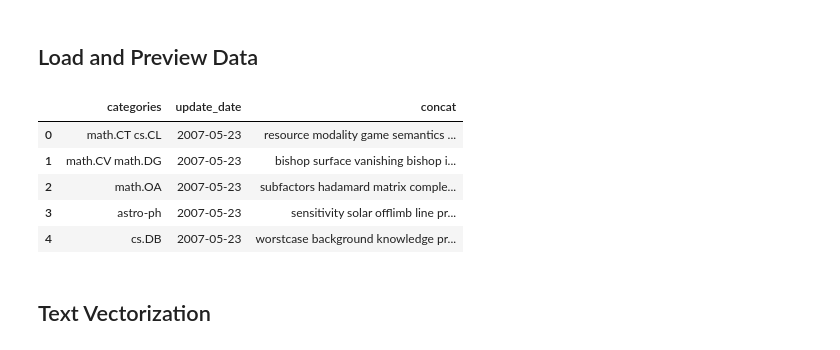
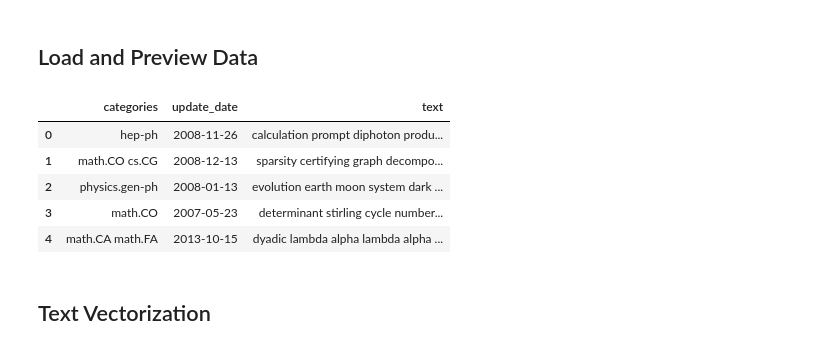
Before and after one commit to mohamadsolouki/Scientific-Trend-Analysis, a Jupyter notebook: notebooks/clustering.ipynb, the cells around one changed output. Drawn from its saved outputs; the diff is of its cells as text; code cells hidden in the pictures.

```diff
--- a/notebooks/clustering.ipynb
+++ b/notebooks/clustering.ipynb
@@ -16,16 +16,16 @@ import seaborn as sns
 # %% [markdown]
 ## Load and Preview Data
 # %%
-input_file = '../data/data_concatenated.csv'
+input_file = '../data/data_preprocessed.csv'
 df = pd.read_csv(input_file)
 df.head()
 # %% [output]
-|  | categories | update_date | concat |
-| 0 | math.CT cs.CL | 2007-05-23 | resource modality game semantics ... |
-| 1 | math.CV math.DG | 2007-05-23 | bishop surface vanishing bishop i... |
-| 2 | math.OA | 2007-05-23 | subfactors hadamard matrix comple... |
-| 3 | astro-ph | 2007-05-23 | sensitivity solar offlimb line pr... |
-| 4 | cs.DB | 2007-05-23 | worstcase background knowledge pr... |
+|  | categories | update_date | text |
+| 0 | hep-ph | 2008-11-26 | calculation prompt diphoton produ... |
+| 1 | math.CO cs.CG | 2008-12-13 | sparsity certifying graph decompo... |
+| 2 | physics.gen-ph | 2008-01-13 | evolution earth moon system dark ... |
+| 3 | math.CO | 2007-05-23 | determinant stirling cycle number... |
+| 4 | math.CA math.FA | 2013-10-15 | dyadic lambda alpha lambda alpha ... |
 # %% [markdown]
 ## Text Vectorization
 # %%
```
Also changed, not shown: parts of 9 cells of this notebook, 3 other files.
